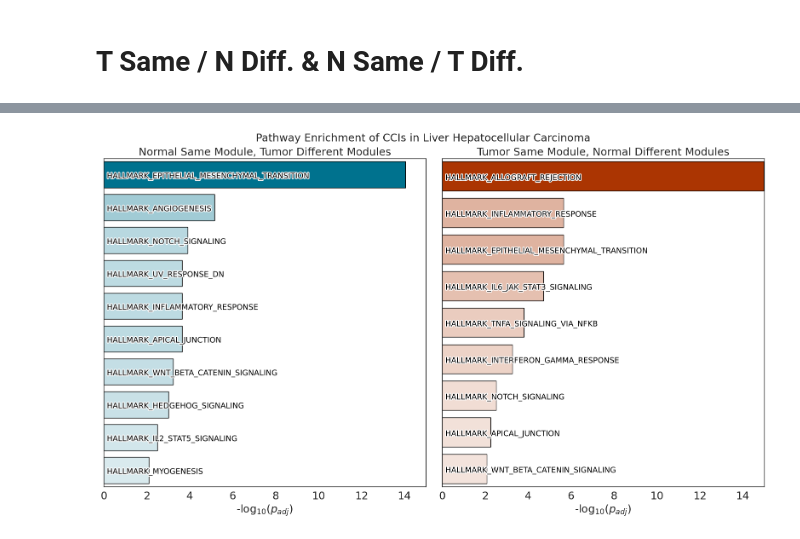
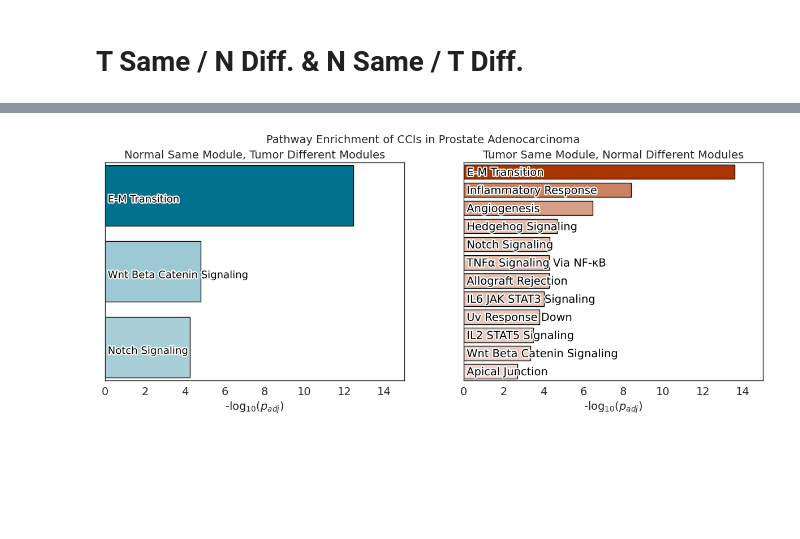
Before and after one commit to lorenzoamir/cci_circuits_paper_2025, a Jupyter notebook: code/notebooks/4_rewiring.ipynb, the cells around one changed output, grey strips where cells are left out. Saved outputs shown, nothing was run; the diff lists cells and outputs as text; code cells hidden in the pictures; blank space fills up the shorter version.

```diff
--- a/code/notebooks/4_rewiring.ipynb
+++ b/code/notebooks/4_rewiring.ipynb
@@ -1194,9 +953,11 @@ t_enr = t_enr[t_enr['Adjusted P-value'] < 0.01]
 #t_enr = t_enr.sort_values(by='Odds Ratio')
 t_enr = t_enr.sort_values(by='P-value', ascending=False)
 t_enr['Log Odds Ratio'] = np.log2(t_enr['Odds Ratio'])
+t_enr['Term'] = t_enr.Term.map(hallmark_name_map)
 
 n_enr = pd.read_csv('/projects/bioinformatics/DB/Xena/TCGA_GTEX/by_tissue_primary_vs_normal/liver/tumor/liver_hepatocellular_carcinoma/n_same_t_diff_enrichr'+bkg+'.csv')
 n_enr = n_enr[n_enr['Adjusted P-value'] < 0.01]
 #n_enr = n_enr.sort_values(by='Odds Ratio')
 n_enr = n_enr.sort_values(by='P-value', ascending=False)
 n_enr['Log Odds Ratio'] = np.log2(n_enr['Odds Ratio'])
+n_enr['Term'] = n_enr.Term.map(hallmark_name_map)
@@ -1209,21 +1040,36 @@ print(n_enr.shape)
+# %%
+# Prostate
+t_enr = pd.read_csv('/projects/bioinformatics/DB/Xena/TCGA_GTEX/by_tissue_primary_vs_normal/prostate/tumor/prostate_adenocarcinoma/t_same_n_diff_enrichr'+bkg+'.csv')
+t_enr = t_enr[t_enr['Adjusted P-value'] < 0.01]
+#t_enr = t_enr.sort_values(by='Odds Ratio')
+t_enr = t_enr.sort_values(by='P-value', ascending=False)
+t_enr['Log Odds Ratio'] = np.log2(t_enr['Odds Ratio'])
+t_enr['Term'] = t_enr.Term.map(hallmark_name_map)
+
+n_enr = pd.read_csv('/projects/bioinformatics/DB/Xena/TCGA_GTEX/by_tissue_primary_vs_normal/prostate/tumor/prostate_adenocarcinoma/n_same_t_diff_enrichr'+bkg+'.csv')
+n_enr = n_enr[n_enr['Adjusted P-value'] < 0.01]
+#n_enr = n_enr.sort_values(by='Odds Ratio')
+n_enr = n_enr.sort_values(by='P-value', ascending=False)
+n_enr['Log Odds Ratio'] = np.log2(n_enr['Odds Ratio'])
+n_enr['Term'] = n_enr.Term.map(hallmark_name_map)
 # %%
 import matplotlib.pyplot as plt
 import matplotlib.colors as mcolors
 import numpy as np
 import matplotlib.patheffects as path_effects
 
-fs = 18
+fs = 14
 
-fig, (ax1, ax2) = plt.subplots(1, 2, figsize=(20, 10), gridspec_kw={'wspace': 0.05, 'width_ratios': [1, 1]})
+fig, (ax1, ax2) = plt.subplots(1, 2, figsize=(15, 5))
 
-fig.suptitle('Pathway Enrichment of CCIs in Liver Hepatocellular Carcinoma', fontsize=fs, y=0.94)
+fig.suptitle('Pathway Enrichment of CCIs in Prostate Adenocarcinoma', fontsize=fs)
 
 x_offset = 0.01
 y_offset = -0.05
 
 # Compute -log10(pvalue) for the data
-n_enr['-log10(pvalue)'] = -np.log10(n_enr["Adjusted P-value"])
-t_enr['-log10(pvalue)'] = -np.log10(t_enr["Adjusted P-value"])
+n_enr['-log10(pvalue)'] = -np.log10(n_enr["P-value"])
+t_enr['-log10(pvalue)'] = -np.log10(t_enr["P-value"])
 
 # Create colormap for first plot
 cmap1 = mcolors.LinearSegmentedColormap.from_list("custom_gradient", ["white", ncolor])
@@ -1247,36 +1093,38 @@ ylim1, ylim2 = ax1.get_ylim()
 ax1.set_ylim(ylim1 + 0.04 * ylim2, 0.96 * ylim2)
 
 # Create colormap for second plot
 cmap2 = mcolors.LinearSegmentedColormap.from_list("custom_gradient", ["white", tcolor])
 norm2 = mcolors.Normalize(vmin=0, vmax=t_enr["-log10(pvalue)"].max())
 colors2 = cmap2(norm2(t_enr["-log10(pvalue)"].values))
 
 bars2 = ax2.barh(t_enr["Term"], t_enr["-log10(pvalue)"], color=colors2, edgecolor='k', lw=1)
 ax2.set_title('Tumor Same Module, Normal Different Modules', fontsize=fs)
 ax2.set_xlabel("-log$_{10}$($p_{adj}$)", fontsize=fs)
 ax2.tick_params(labelsize=fs)
 ax2.set_yticklabels([])  # Remove y-axis labels
 
 # Add text labels inside bars with offset and outline
 xlim2 = ax2.get_xlim()[1]
 for bar, label in zip(bars2, t_enr["Term"]):
     text = ax2.text(x_offset * xlim2, bar.get_y() + bar.get_height()/2 + y_offset, label,
-                    va='center', ha='left', fontsize=13, color='black',
+                    va='center', ha='left', fontsize=fs, color='black',
                     path_effects=[path_effects.withStroke(linewidth=3, foreground='white')])
 
 ylim1, ylim2 = ax2.get_ylim()
 ax2.set_ylim(ylim1 + 0.04 * ylim2, 0.96 * ylim2)
 
 # Set the same xlim for both axes based on the max of -log10(pvalue)
-xlim1 = round(0.5 + n_enr['-log10(pvalue)'].max())
-xlim2 = round(0.5 + t_enr['-log10(pvalue)'].max())
+xlim1 = round(1 + n_enr['-log10(pvalue)'].max())
+xlim2 = round(1 + t_enr['-log10(pvalue)'].max())
 ax1.set_xlim(0, max(xlim1, xlim2))
 ax2.set_xlim(0, max(xlim1, xlim2))
 
 # Uncomment to save the figure
-# plt.savefig('/home/lnemati/pathway_crosstalk/results/flow/enrichment/liver_enrichment.png', dpi=300, bbox_inches='tight')
-# plt.savefig('/home/lnemati/pathway_crosstalk/results/flow/enrichment/liver_enrichment.pdf', dpi=300, bbox_inches='tight')
+plt.savefig('/home/lnemati/pathway_crosstalk/results/flow/enrichment/prostate_enrichment.png', dpi=300, bbox_inches='tight')
+plt.savefig('/home/lnemati/pathway_crosstalk/results/flow/enrichment/prostate_enrichment.pdf', dpi=300, bbox_inches='tight')
+plt.savefig('/home/lnemati/pathway_crosstalk/results/supplementary/prostate_enrichment.png', dpi=300, bbox_inches='tight')
+plt.savefig('/home/lnemati/pathway_crosstalk/results/supplementary/prostate_enrichment.pdf', dpi=300, bbox_inches='tight')
 
 plt.show()
 # %% [output]
-[figure, old version]
+[figure, new version]
```
Also changed, not shown: parts of 50 cells of this notebook, 3 other files.
